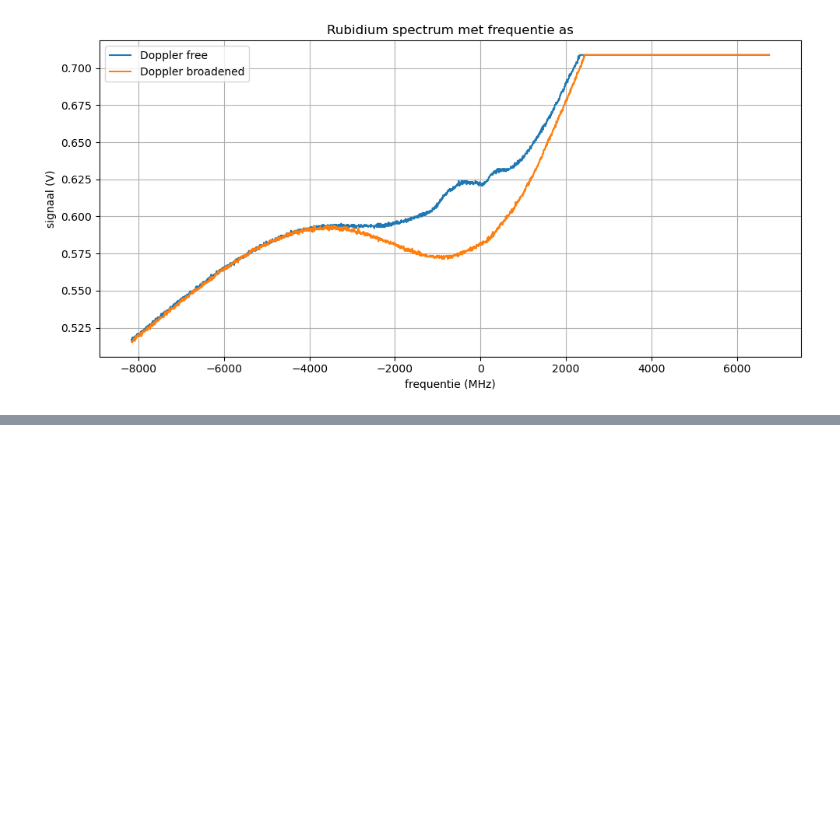
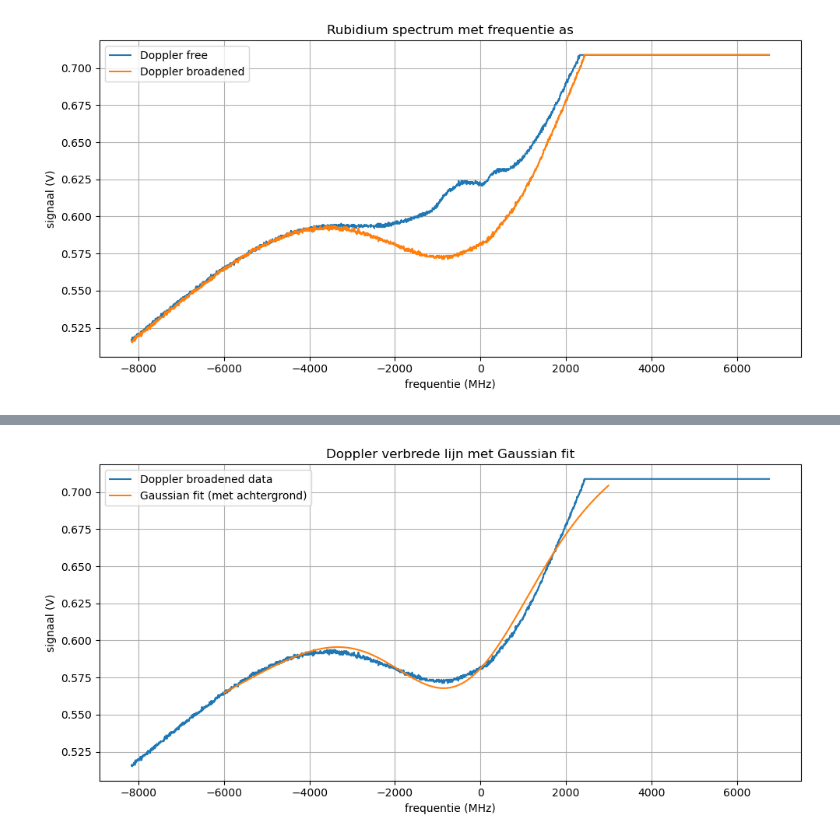
Before and after one commit to NatanDelorme/RubiudiumSpectroscopy_Wouter_Natan, a Jupyter notebook: DATA_ANALYSIS_NatanDelorme_15803686.ipynb, the cells around one changed output, grey strips where cells are left out. Cells and saved outputs as stored; diff of their text form; code cells hidden in the pictures; blank space fills up the shorter version.

```diff
--- a/fits.ipynb
+++ b/DATA_ANALYSIS_NatanDelorme_15803686.ipynb
@@ -385,0 +327,82 @@ Lorentzian fit Lamb dip:
+# %%
+import numpy as np
+from scipy.optimize import curve_fit
+import matplotlib.pyplot as plt
+
+def gaussian_simple(f, A, f0, sigma):
+    """
+    Eenvoudige Gauss:
+    y(f) = A * exp(-(f - f0)^2 / (2 sigma^2))
+    Voor een dip is A negatief.
+    """
+    return A * np.exp(-(f - f0)**2 / (2 * sigma**2))
+
+# 0) KIES HIER DE FREQUENTIE RANGE VAN DE DOPPLER-DIP
+# kijk in je spectrum en pas deze twee getallen aan
+fit_min = -6000   # MHz, voorbeeld
+fit_max =  3000   # MHz, voorbeeld
+
+# 1) selecteer alleen het stuk rond de brede dip
+mask = (freq2_MHz > fit_min) & (freq2_MHz < fit_max)
+f_D = freq2_MHz[mask].to_numpy()
+y_D = y2[mask].to_numpy()
+
+print("Aantal punten in fit:", len(f_D))
+
+# 2) lineaire achtergrond uit de randen van dit venster
+edge_n = 40   # aantal punten aan elke kant voor achtergrondfit
+edge_idx = np.r_[0:edge_n, len(f_D) - edge_n : len(f_D)]
+
+m_bg, c_bg = np.polyfit(f_D[edge_idx], y_D[edge_idx], 1)
+baseline = m_bg * f_D + c_bg
+
+# 3) dip zonder achtergrond
+y_corr = y_D - baseline    # nu een vrij symmetrische kom
+
+# 4) startwaarden voor Gaussian
+A0 = y_corr.min()          # negatieve amplitude
+f0_0 = f_D[np.argmin(y_corr)]
+window_width = f_D.max() - f_D.min()
+sigma0 = window_width / 5.0
+
+p0 = [A0, f0_0, sigma0]
+
+# 5) grenzen: A <= 0, sigma niet te groot
+bounds = (
+    [-np.inf, f_D.min(), 0.0],             # A, f0, sigma min
+    [0.0,     f_D.max(), window_width/2],  # A <= 0, sigma niet te groot
+)
+
+pars_G, _ = curve_fit(
+    gaussian_simple,
+    f_D,
+    y_corr,
+    p0=p0,
+    bounds=bounds,
+    maxfev=20000
+)
+
+A_G, f0_G, sigma_G = pars_G
+
+# 6) FWHM uit sigma  dit is de Doppler broadening
+FWHM_D = 2 * np.sqrt(2 * np.log(2)) * sigma_G
+
+print("Gaussian fit Doppler verbrede lijn:")
+print(f"  centrum frequentie f0 = {f0_G:.2f} MHz")
+print(f"  sigma = {sigma_G:.2f} MHz")
+print(f"  FWHM (Doppler broadening) = {FWHM_D:.2f} MHz")
+
+# 7) totale fit (achtergrond + Gaussian) voor de plot
+y_fit = baseline + gaussian_simple(f_D, *pars_G)
+
+plt.figure()
+plt.plot(freq2_MHz, y2, label="Doppler broadened data")
+plt.plot(f_D, y_fit, label="Gaussian fit (met achtergrond)")
+plt.xlabel("frequentie (MHz)")
+plt.ylabel("signaal (V)")
+plt.title("Doppler verbrede lijn met Gaussian fit")
+plt.grid(True)
+plt.legend()
+plt.tight_layout()
+plt.show()
+# %% [output]
@@ -385,0 +414 @@ Lorentzian fit Lamb dip:
+[figure, added]
```
Also changed, not shown: parts of 4 cells of this notebook, 6 other files.
